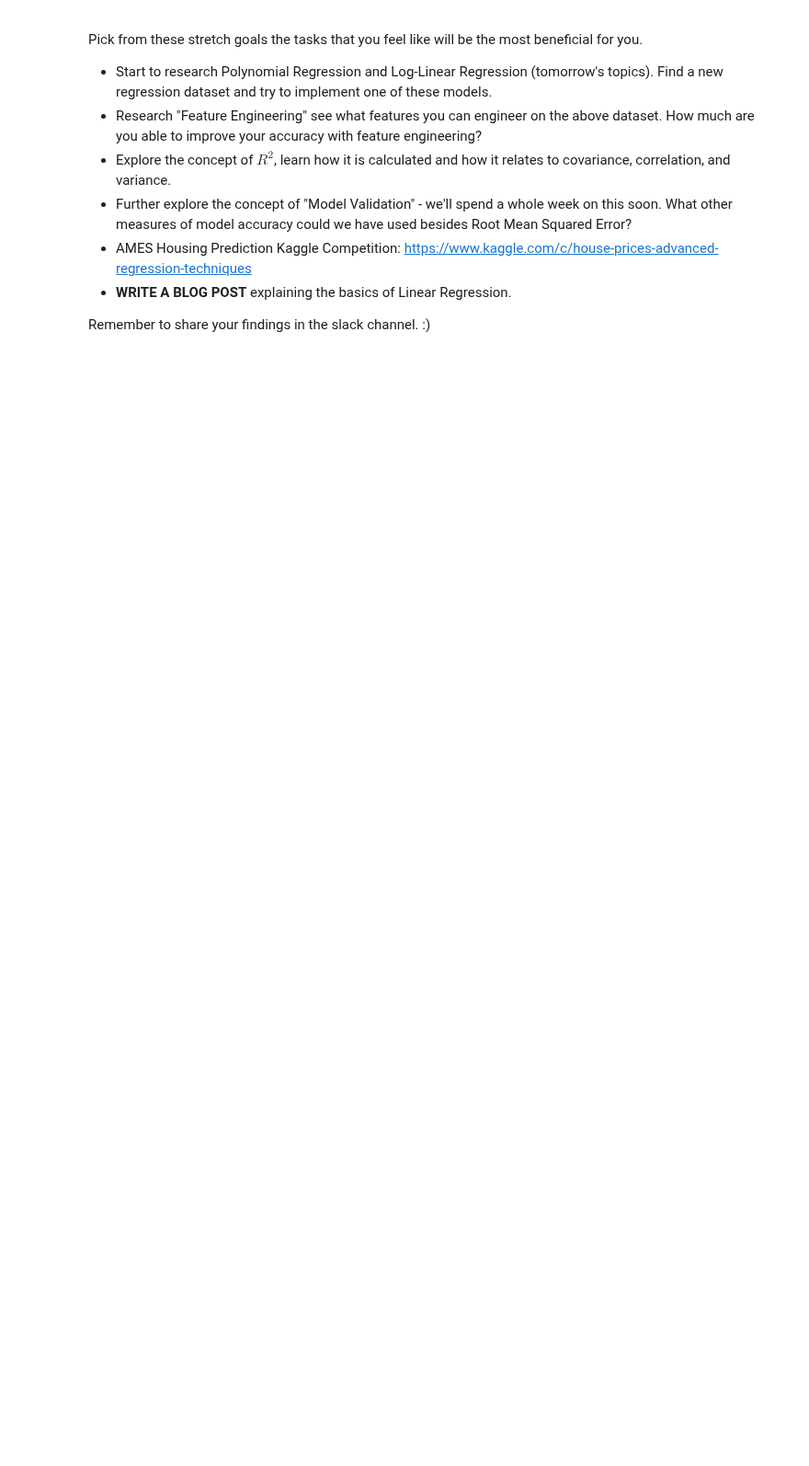
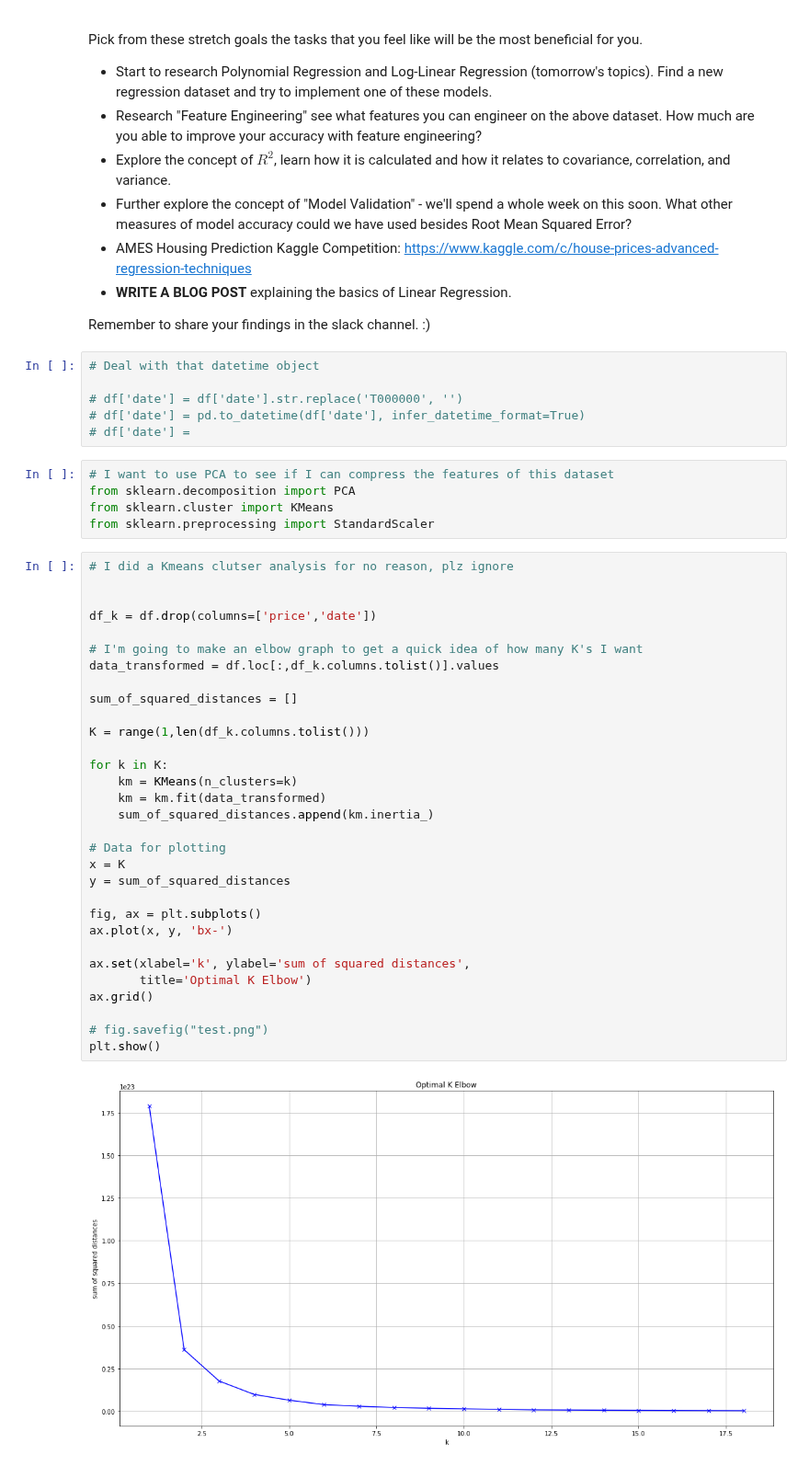
Before and after one commit to LambdaSchool/DS-Unit-2-Sprint-2-Regression, a Jupyter notebook: module1-ols-regression/linear-regression-assignment-Ned-Horsey.ipynb, the cells around one changed output. Shown at 92% size. Drawn from its saved outputs; the diff is of its cells as text; blank space fills up the shorter version.

```diff
--- a/module1-ols-regression/linear-regression-assignment-Ned-Horsey.ipynb
+++ b/module1-ols-regression/linear-regression-assignment-Ned-Horsey.ipynb
@@ -267,3 +267,47 @@ Pick from these stretch goals the tasks that you feel like will be the most bene
 - **WRITE A BLOG POST** explaining the basics of Linear Regression.
 
 Remember to share your findings in the slack channel. :)
+# %%
+# Deal with that datetime object
+
+# df['date'] = df['date'].str.replace('T000000', '')
+# df['date'] = pd.to_datetime(df['date'], infer_datetime_format=True)
+# df['date'] =
+# %%
+# I want to use PCA to see if I can compress the features of this dataset
+from sklearn.decomposition import PCA
+from sklearn.cluster import KMeans
+from sklearn.preprocessing import StandardScaler
+# %%
+# I did a Kmeans clutser analysis for no reason, plz ignore
+
+
+df_k = df.drop(columns=['price','date'])
+
+# I'm going to make an elbow graph to get a quick idea of how many K's I want
+data_transformed = df.loc[:,df_k.columns.tolist()].values
+
+sum_of_squared_distances = []
+
+K = range(1,len(df_k.columns.tolist()))
+
+for k in K:
+    km = KMeans(n_clusters=k)
+    km = km.fit(data_transformed)
+    sum_of_squared_distances.append(km.inertia_)
+
+# Data for plotting
+x = K
+y = sum_of_squared_distances
+
+fig, ax = plt.subplots()
+ax.plot(x, y, 'bx-')
+
+ax.set(xlabel='k', ylabel='sum of squared distances',
+       title='Optimal K Elbow')
+ax.grid()
+
+# fig.savefig("test.png")
+plt.show()
+# %% [output]
+[figure, added]
```
Also changed, not shown: parts of 5 cells of this notebook, 3 other files.
